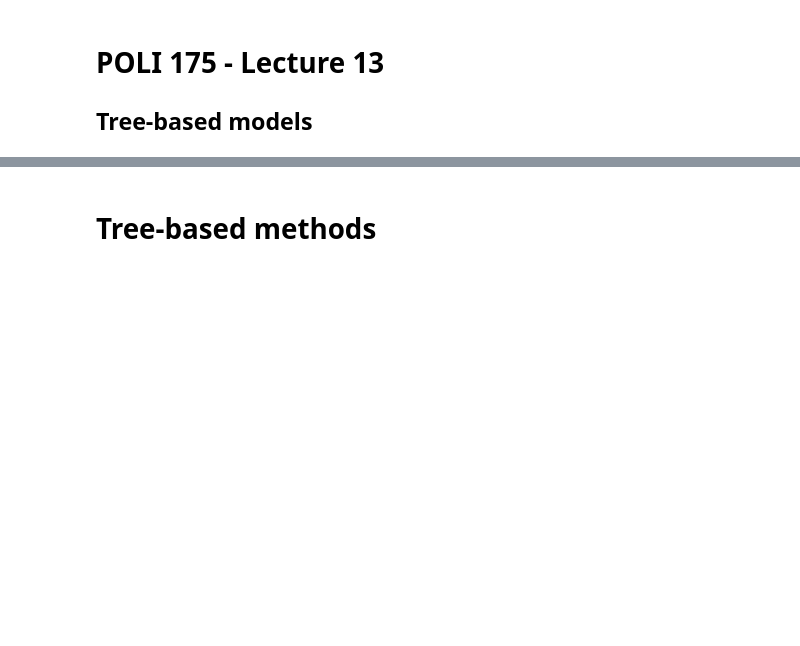
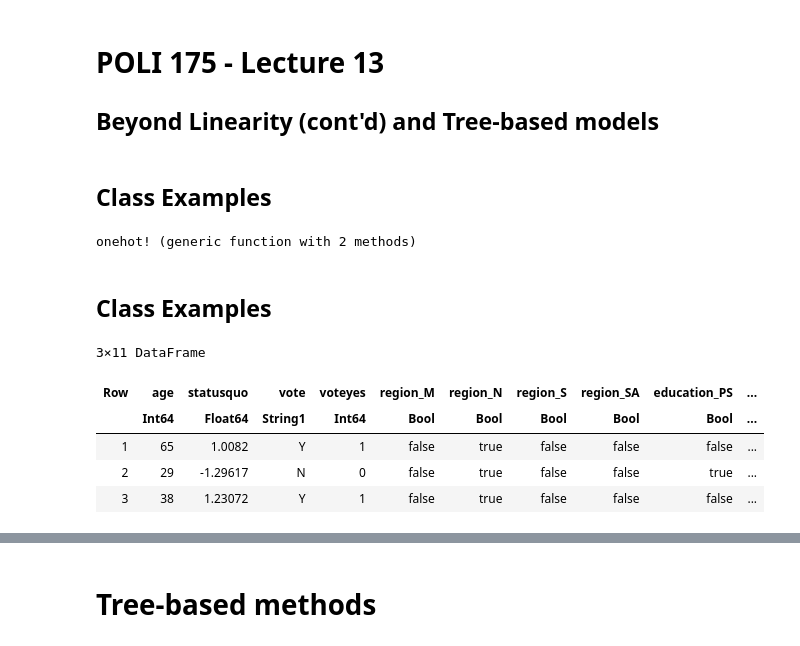
Before and after one commit to umbertomig/POLI175julia, a Jupyter notebook: lectures/jupyternb/lecture13.ipynb, the cells around one changed output, grey strips where cells are left out. Drawn from its saved outputs; the diff is of its cells as text; code cells hidden in the pictures; blank space fills up the shorter version.

```diff
--- a/lectures/jupyternb/lecture13.ipynb
+++ b/lectures/jupyternb/lecture13.ipynb
@@ -1,4 +1,54 @@
 # %% [markdown]
 # POLI 175 - Lecture 13
 
-## Tree-based models
+## Beyond Linearity (cont'd) and Tree-based models
+# %% [markdown]
+## Class Examples
+# %%
+## Packages Here
+using DataFrames
+using MLJ, MLJIteration
+import MLJLinearModels, MLJBase, MLJModels
+import MultivariateStats, MLJMultivariateStatsInterface
+import CSV, Plots, GLM, StatsBase, Random
+import LaTeXStrings, StatsPlots, Lowess, Gadfly, RegressionTables
+import CovarianceMatrices, Econometrics, LinearAlgebra, MixedModelsExtras
+import Missings, StatsAPI, FreqTables, EvalMetrics
+import NearestNeighborModels
+
+# Adapted from @xiaodaigh: https://github.com/xiaodaigh/DataConvenience.jl
+function onehot!(df::AbstractDataFrame,
+        col, cate = sort(unique(df[!, col]));
+        outnames = Symbol.(col, :_, cate))
+    transform!(df, @. col => ByRow(isequal(cate)) .=> outnames)
+end
+# %% [output]
+onehot! (generic function with 2 methods)
+# %% [markdown]
+## Class Examples
+# %%
+## Loading the data
+chile = CSV.read(
+    download("https://raw.githubusercontent.com/umbertomig/POLI175julia/main/data/chilesurvey.csv"),
+    DataFrame,
+    missingstring = ["NA"]
+); dropmissing!(chile)
+chile.voteyes = ifelse.(chile.vote .== "Y", 1, 0)
+
+# One-hot encoding (we will learn a better way to do it later)
+onehot!(chile, :region);
+onehot!(chile, :education);
+onehot!(chile, :sex);
+
+# Drop reference categories
+select!(chile, Not(:region, :income, :population, :sex, :education, :region_C, :education_P, :sex_M))
+
+# Checking
+first(chile, 3)
+# %% [output]
+3×11 DataFrame
+| Row | age | statusquo | vote | voteyes | region_M | region_N | region_S | region_SA | education_PS | ... |
+|  | Int64 | Float64 | String1 | Int64 | Bool | Bool | Bool | Bool | Bool | ... |
+| 1 | 65 | 1.0082 | Y | 1 | false | true | false | false | false | ... |
+| 2 | 29 | -1.29617 | N | 0 | false | true | false | false | true | ... |
+| 3 | 38 | 1.23072 | Y | 1 | false | true | false | false | false | ... |
```
Also changed, not shown: parts of 42 cells of this notebook, 1 other file.
